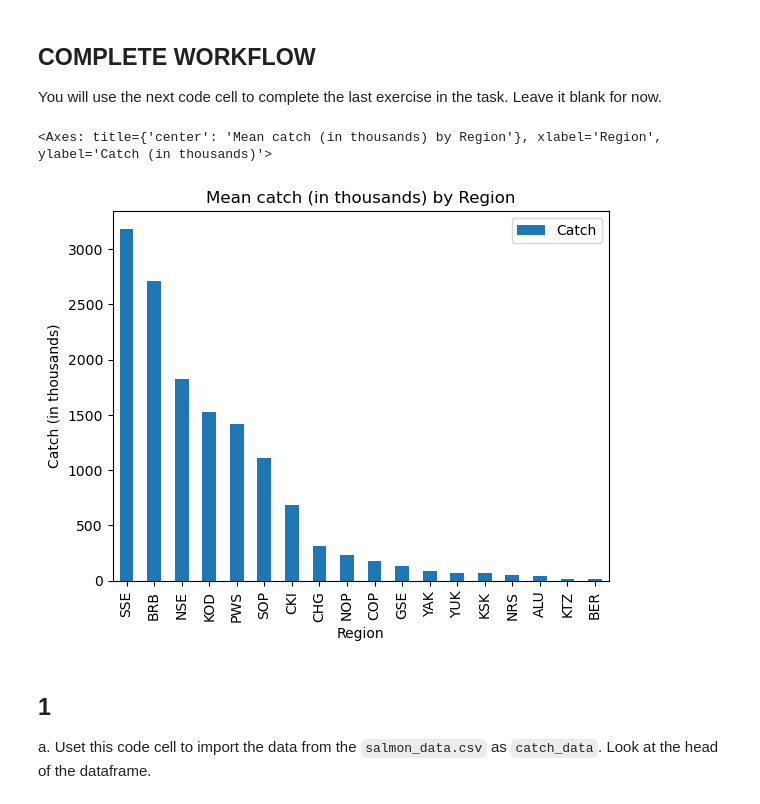
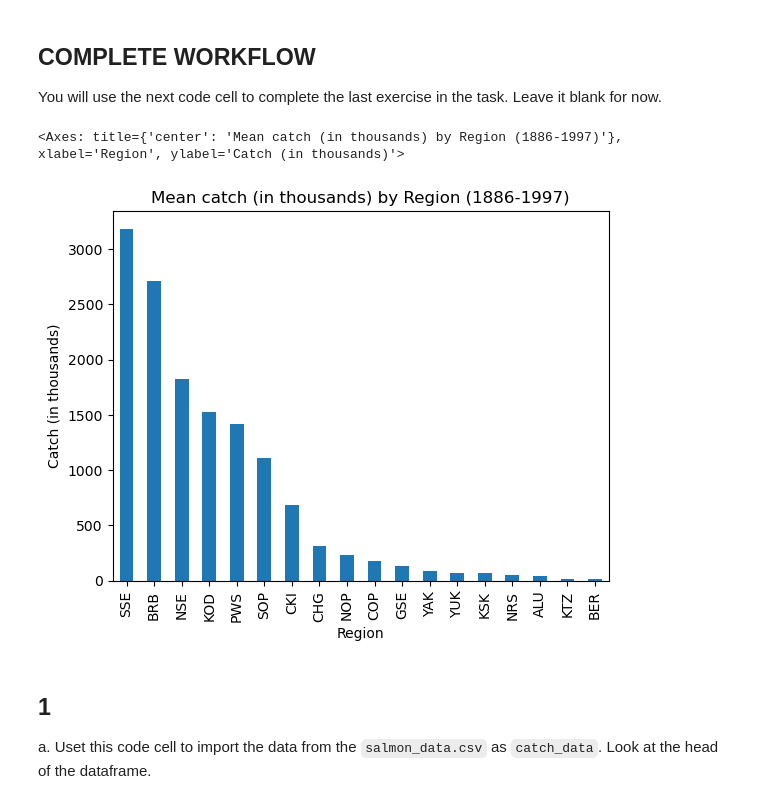
Before and after one commit to lsdixit/eds220-hwk2, a Jupyter notebook: task2/hwk2-task2-salmon.ipynb, the cells around one changed output. Saved outputs shown, nothing was run; the diff lists cells and outputs as text; code cells hidden in the pictures.

```diff
--- a/task2/hwk2-task2-salmon.ipynb
+++ b/task2/hwk2-task2-salmon.ipynb
@@ -51,29 +51,30 @@ You will use the next code cell to complete the last exercise in the task. Leave
 # %%
 # FINAL CODE
 
 # Import libraries
 import pandas as pd
 
 # Read in data set
 catch_data = pd.read_csv("data/salmon_data.csv")
 
 # Use `.loc()` to index the correct row and column and assign a new value
 catch_data.loc[400, 'Catch'] = '1'
 
 # Update the `Catch` column to be an integer
 catch_data['Catch'] = catch_data['Catch'].astype(int)
 
 # Take the average of catch per region sampled
 catch_data.groupby('Region') \
           .mean('Catch') \
           .drop(columns = 'Year') \
           .sort_values(by='Catch', ascending=False) \
           .plot(kind = 'bar',
-                title = "Mean catch (in thousands) by Region",
-                ylabel = "Catch (in thousands)")
+                title = "Mean catch (in thousands) by Region (1886-1997)",
+                ylabel = "Catch (in thousands)",
+                legend = False)
 # %% [output]
-<Axes: title={'center': 'Mean catch (in thousands) by Region'}, xlabel='Region', ylabel='Catch (in thousands)'>
+<Axes: title={'center': 'Mean catch (in thousands) by Region (1886-1997)'}, xlabel='Region', ylabel='Catch (in thousands)'>
-[figure, old version]
+[figure, new version]
 # %% [markdown]
 ## 1
 
```
Also changed, not shown: parts of 2 cells of this notebook, 1 other file.
